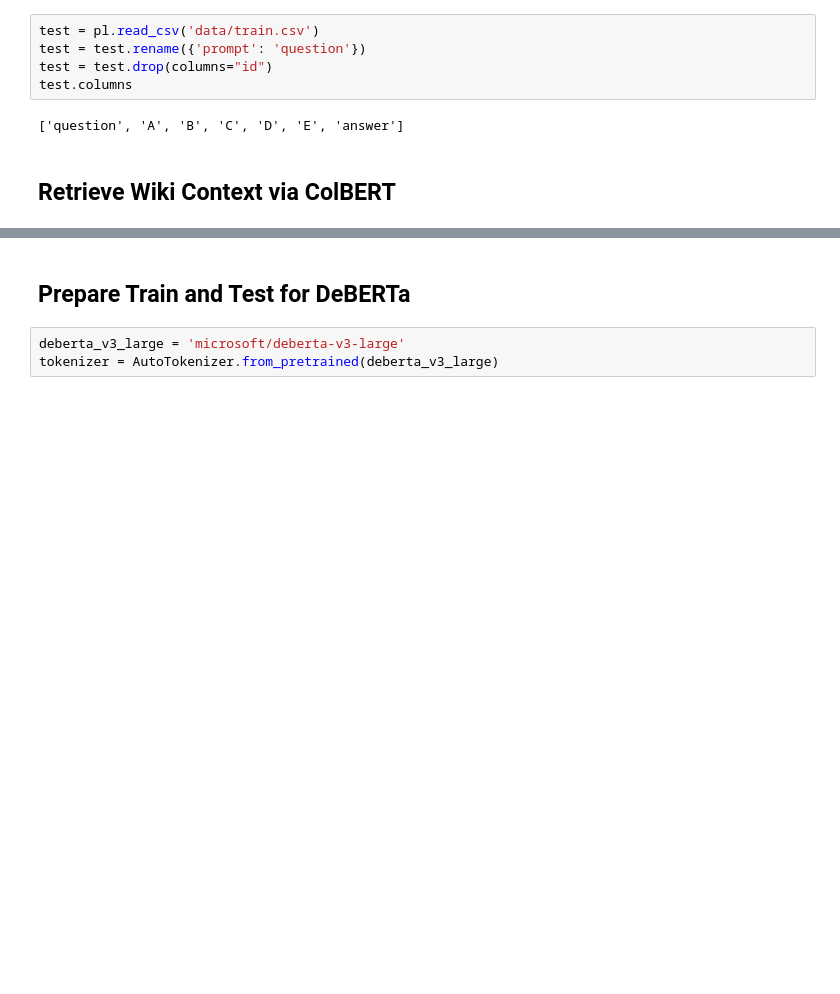
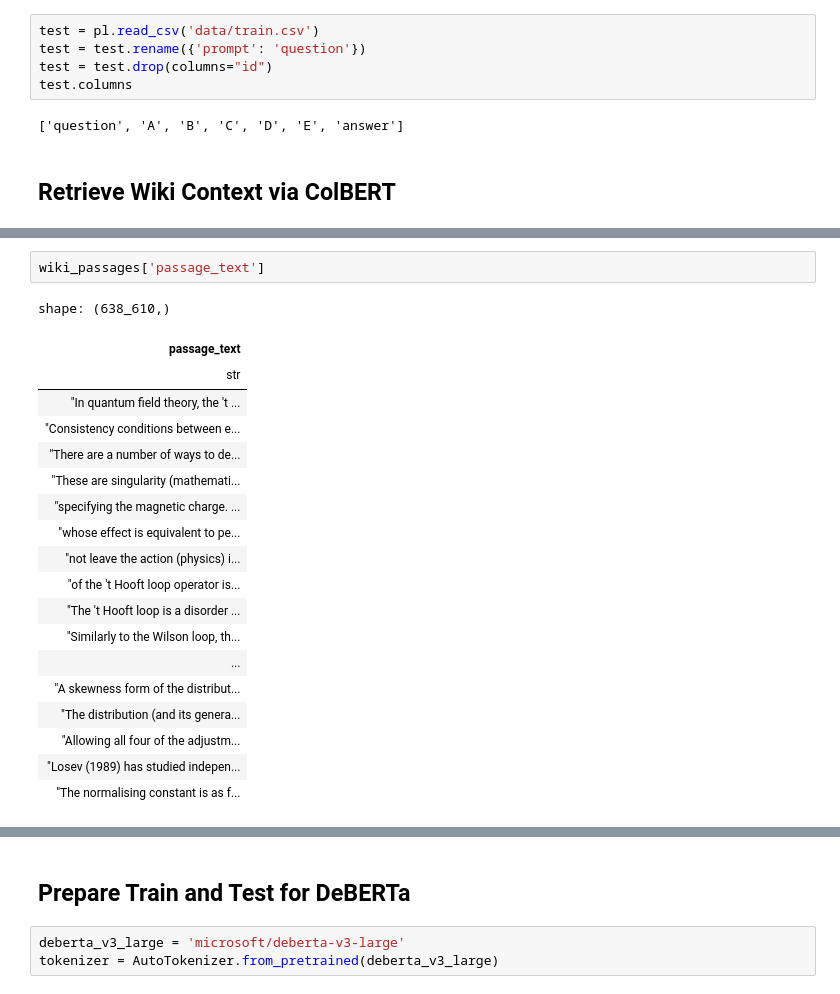
Before and after one commit to dan-tee/kaggle-science-exam, a Jupyter notebook: Train Wtih Colbert.ipynb, the cells around one changed output, grey strips where cells are left out. Cells and saved outputs as stored; diff of their text form; blank space fills up the shorter version.

```diff
--- a/Train Wtih Colbert.ipynb
+++ b/Train Wtih Colbert.ipynb
@@ -102,3 +111,25 @@ config = ColBERTConfig(
     nbits=nbits,
     dim=dim
 )
+# %%
+wiki_passages['passage_text']
+# %% [output]
+shape: (638_610,)
+| passage_text |
+| str |
+| "In quantum field theory, the 't ... |
+| "Consistency conditions between e... |
+| "There are a number of ways to de... |
+| "These are singularity (mathemati... |
+| "specifying the magnetic charge. ... |
+| "whose effect is equivalent to pe... |
+| "not leave the action (physics) i... |
+| "of the 't Hooft loop operator is... |
+| "The 't Hooft loop is a disorder ... |
+| "Similarly to the Wilson loop, th... |
+| ... |
+| "A skewness form of the distribut... |
+| "The distribution (and its genera... |
+| "Allowing all four of the adjustm... |
+| "Losev (1989) has studied indepen... |
+| "The normalising constant is as f... |
```
Also changed, not shown: parts of 7 cells of this notebook.
